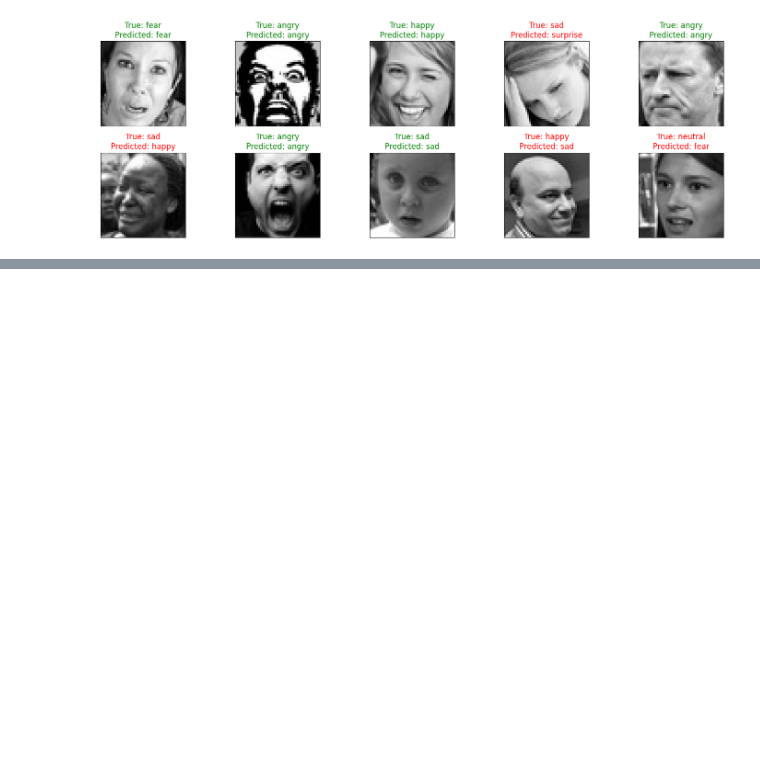
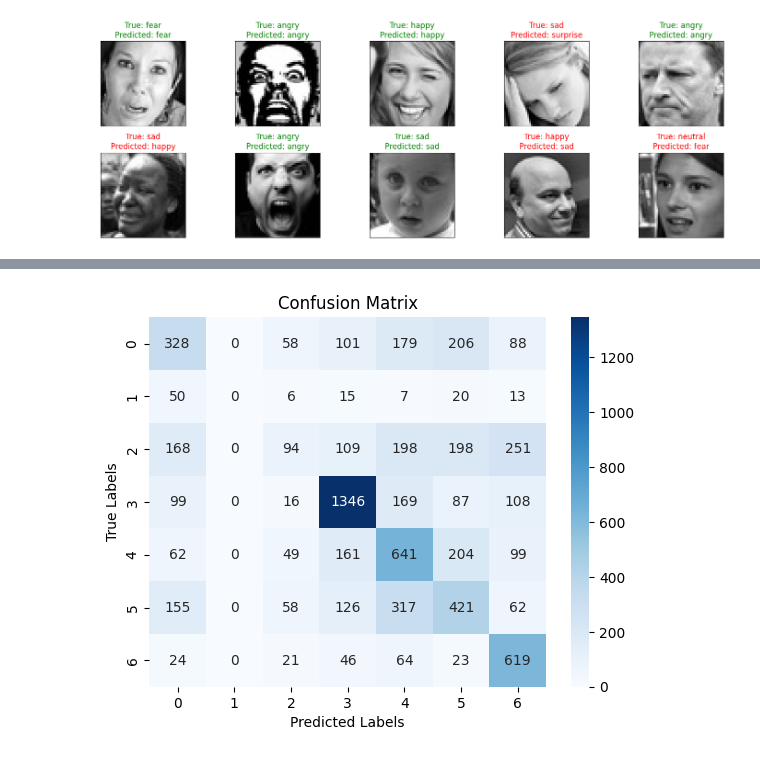
Before and after one commit to Rajesh1505/Capstone_Project_Deep_Learning_for_Computer_Vision, a Jupyter notebook: Capstone_Project_Deep_Learning_for_Computer_Vision.ipynb, the cells around one changed output, grey strips where cells are left out. Cells and saved outputs as stored; diff of their text form; code cells hidden in the pictures; blank space fills up the shorter version.

```diff
--- a/Capstone_Project_Deep_Learning_for_Computer_Vision.ipynb
+++ b/Capstone_Project_Deep_Learning_for_Computer_Vision.ipynb
@@ -561,0 +617,11 @@ plt.show()
+# %%
+# Load and fine-tune ResNet50V2
+resnet50v2 = ResNet50V2(
+    input_shape=(img_shape, img_shape, 3),
+    include_top=False,
+    weights='imagenet'
+)
+resnet50v2.trainable = True
+
+for layer in resnet50v2.layers[:-50]:
+    layer.trainable = False
@@ -561,0 +672,21 @@ plt.show()
+# %%
+checkpoint_path = "ResNet50V2_Best_Model.keras"
+checkpoint = ModelCheckpoint(checkpoint_path, monitor="val_accuracy", save_best_only=True, mode='max', verbose=1)
+early_stopping = EarlyStopping(monitor='val_accuracy', patience=11, restore_best_weights=True, verbose=1)
+reduce_lr = ReduceLROnPlateau(monitor='val_loss', factor=0.2, patience=2, verbose=1)
+
+callbacks = [checkpoint, early_stopping, reduce_lr]
+
+# Train the model
+steps_per_epoch = train_data.n // train_data.batch_size
+validation_steps = test_data.n // test_data.batch_size
+
+resnet50v2_history = resnet50v2_model.fit(
+    train_data,
+    validation_data=test_data,
+    epochs=11,
+    batch_size=batch_size,
+    callbacks=callbacks,
+    steps_per_epoch=steps_per_epoch,
+    validation_steps=validation_steps
+)
@@ -561,0 +758,12 @@ plt.show()
+# %%
+# confusion matrix
+resnet50v2_predictions = resnet50v2_model.predict(test_data)
+resnet50v2_predictions = np.argmax(resnet50v2_predictions, axis=1)
+
+cm = confusion_matrix(test_data.labels, resnet50v2_predictions)
+sns.heatmap(cm, annot=True, fmt='g', cmap='Blues')
+plt.xlabel('Predicted Labels')
+plt.ylabel('True Labels')
+plt.title('Confusion Matrix')
+plt.show()
+# %% [output]
@@ -561,0 +771 @@ plt.show()
+[figure, added]
```
Also changed, not shown: parts of 16 cells of this notebook.
